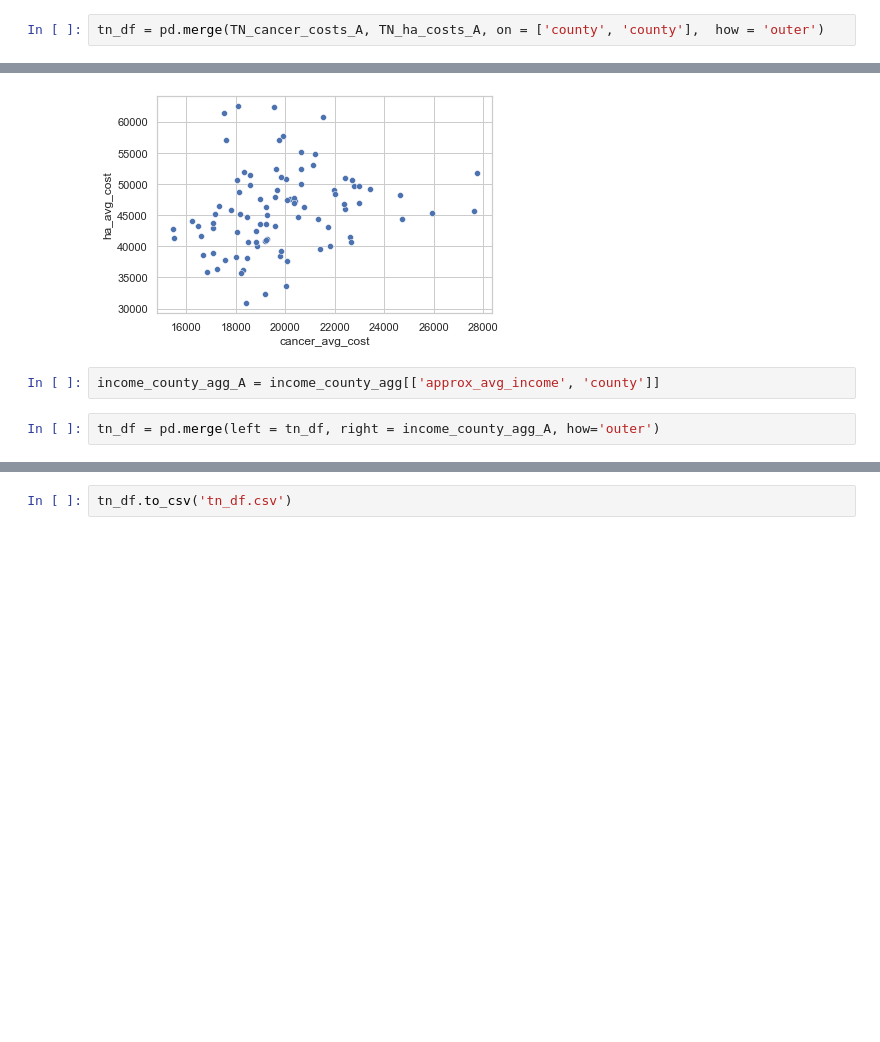
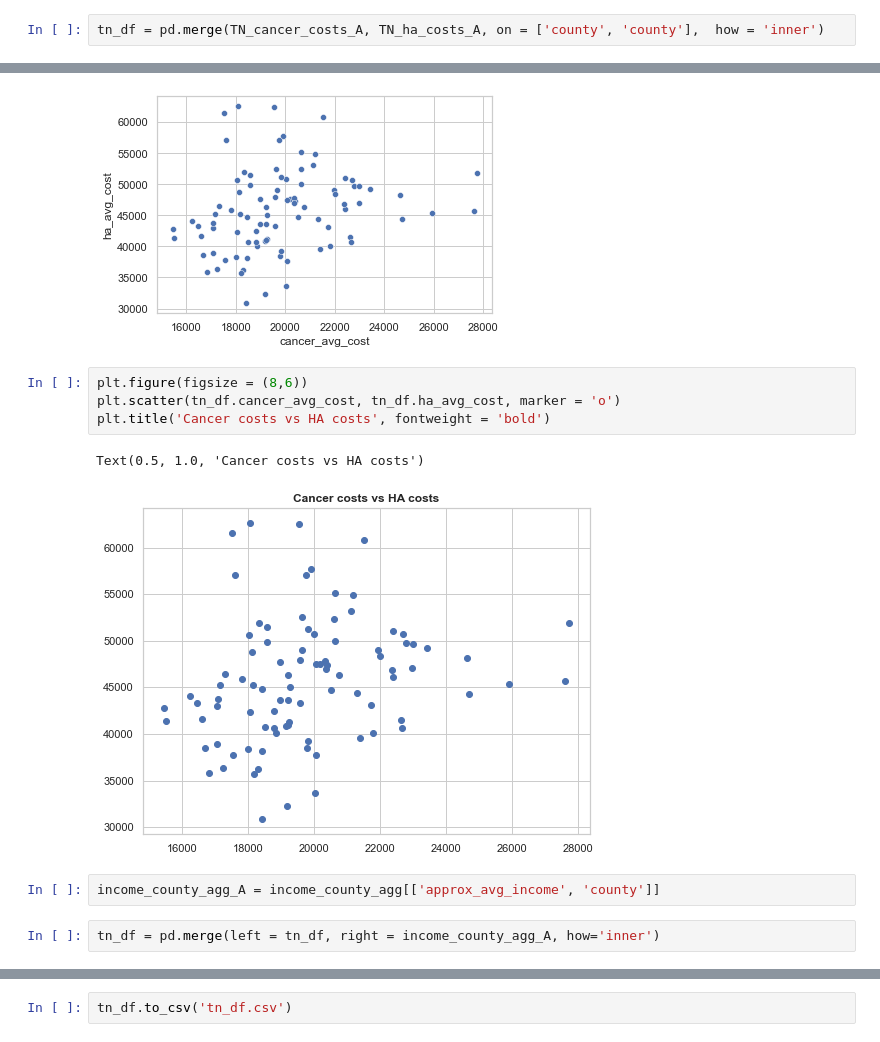
Before and after one commit to TataKavlash/data-science-essentials-3, a Jupyter notebook: notebooks/Assignment_Tata.ipynb, the cells around one changed output, grey strips where cells are left out. Cells and saved outputs as stored; diff of their text form; blank space fills up the shorter version.

```diff
--- a/notebooks/Assignment_Tata.ipynb
+++ b/notebooks/Assignment_Tata.ipynb
@@ -515,5 +518,5 @@ TN_ha_costs_A.head()
 # %%
-tn_df = pd.merge(TN_cancer_costs_A, TN_ha_costs_A, on = ['county', 'county'],  how = 'outer')
+tn_df = pd.merge(TN_cancer_costs_A, TN_ha_costs_A, on = ['county', 'county'],  how = 'inner')
 # %%
 tn_df.head()
 # %% [output]
@@ -544,10 +547,17 @@ print(tn_df)
 sns.scatterplot(data = tn_df, x = 'cancer_avg_cost', y = 'ha_avg_cost', palette = 'mako');
 # %% [output]
 [figure]
+# %%
+plt.figure(figsize = (8,6))
+plt.scatter(tn_df.cancer_avg_cost, tn_df.ha_avg_cost, marker = 'o')
+plt.title('Cancer costs vs HA costs', fontweight = 'bold')
+# %% [output]
+Text(0.5, 1.0, 'Cancer costs vs HA costs')
+[figure, added]
 # %%
 income_county_agg_A = income_county_agg[['approx_avg_income', 'county']]
 # %%
-tn_df = pd.merge(left = tn_df, right = income_county_agg_A, how='outer')
+tn_df = pd.merge(left = tn_df, right = income_county_agg_A, how='inner')
 # %%
 print(tn_df)
 # %% [output]
```
Also changed, not shown: parts of 71 cells of this notebook.
